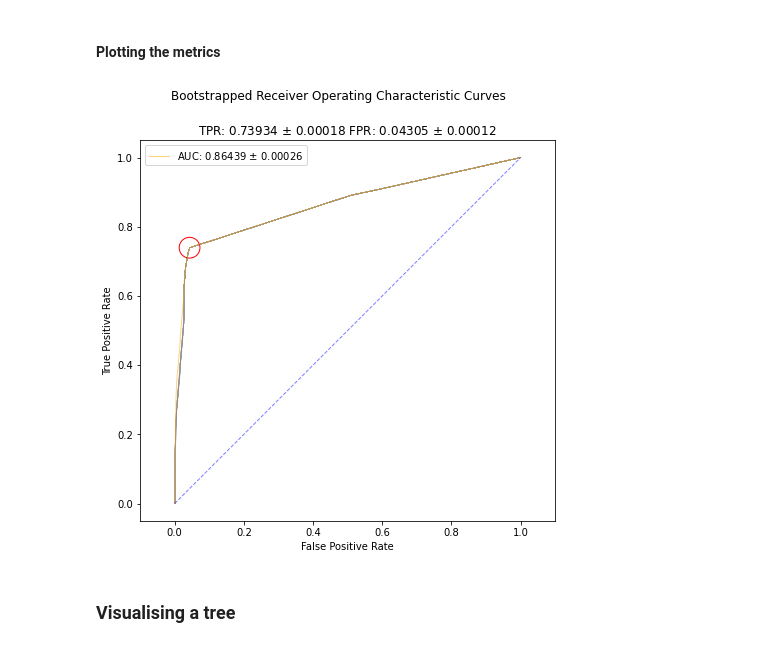
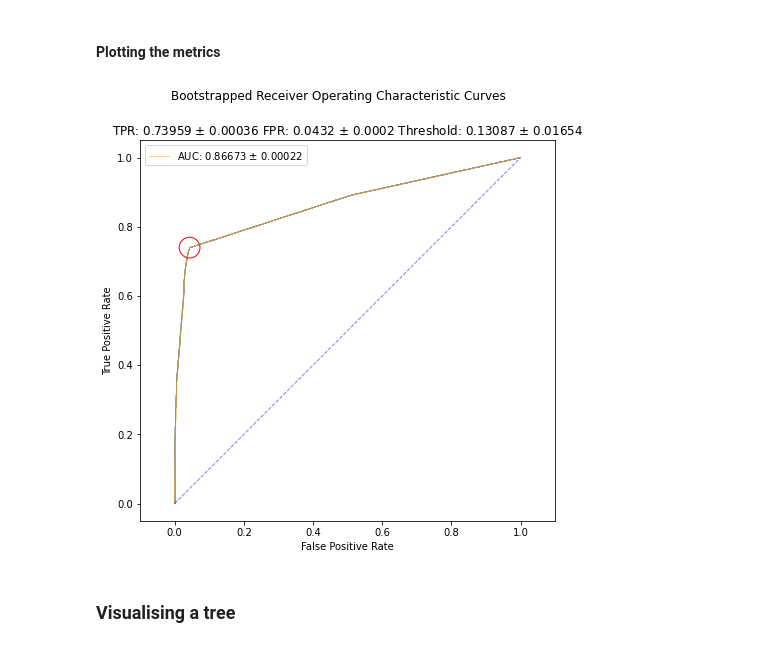
Before and after one commit to ct746/covidpred, a Jupyter notebook: notebooks/chris_hackathon.ipynb, the cells around one changed output. Saved outputs shown, nothing was run; the diff lists cells and outputs as text; code cells hidden in the pictures.

```diff
--- a/notebooks/chris_hackathon.ipynb
+++ b/notebooks/chris_hackathon.ipynb
@@ -490,0 +599,5 @@ metrics.roc_auc
+# %%
+booster_control = random_search_control.best_estimator_
+# %%
+# Fit the optimised XGBClassifier control model.
+booster_control.fit(X_train, y_train, eval_set=eval_set)
@@ -559,6 +697,8 @@ def track_batch_completion(progress_bar: tqdm) -> tqdm:
         # Clean up and close the progress bar.
         progress_bar.close()
 # %%
+from sklearn.base import clone
+
 def calculate_metrics_bootstrap_sample(random_state: int) -> Metrics:
     """
     Calculate the metrics for a bootstrap sample.
@@ -571,7 +711,9 @@ def calculate_metrics_bootstrap_sample(random_state: int) -> Metrics:
     # Resample the data.
     X_train_sample, y_train_sample = resample(X_train, y_train, replace=True, random_state=random_state, stratify=y_train)
     # Recompute weights for bootstrap sample.
-    sample_weight = y_train.map({0: example_weight, 1: original_sample_weight})
+    sample_weight = y_train_sample.map({0: EXAMPLE_WEIGHT, 1: ORIGINAL_SAMPLE_WEIGHT})
+    # Clone the estimator in the local environment to ensure independence.
+    booster = clone(booster_copy)
     # Fit the model.
     booster.fit(X_train_sample, y_train_sample, sample_weight=sample_weight, eval_set=eval_set, verbose=False)
     # Predict the probabilities.
@@ -583,7 +726,7 @@ random_states = np.arange(100)
 # %%
 # Parallelise the calculation of metrics for bootstrap samples.
 with track_batch_completion(progress_bar=tqdm(desc='Bootstrap', total=len(random_states))):
-    bootstrap_metrics = Parallel(n_jobs=12)(delayed(calculate_metrics_bootstrap_sample)(random_state)
+    bootstrap_metrics = Parallel(n_jobs=-1)(delayed(calculate_metrics_bootstrap_sample)(random_state)
                                             for random_state in random_states)
 # %% [markdown]
 #### Plotting the metrics
@@ -602,36 +745,38 @@ for bootstrap_metric in bootstrap_metrics:
 
 # Compute the mean and std of the distribution of bootstrap AUC values.
 roc_auc_mean = np.round(np.mean([bootstrap_metric.roc_auc for bootstrap_metric in bootstrap_metrics]), 5)
 roc_auc_std = 2 * np.round(np.std([bootstrap_metric.roc_auc for bootstrap_metric in bootstrap_metrics]), 5)
 
 # Plot the original ROC curve.
 ax.plot(metrics.fpr, metrics.tpr, color='orange', lw=1, label=f'AUC: {roc_auc_mean} $\pm$ {roc_auc_std}', alpha=0.5)
 
 # Plot the randomness line.
 ax.plot([0, 1], [0, 1], color='blue', lw=1, linestyle="--", alpha=0.5)
 
 # Set the limits of the plot and the axis labels.
 ax.set_xlim(-0.1, 1.1)
 ax.set_xlabel('False Positive Rate')
 ax.set_ylabel('True Positive Rate')
 
-# Compute the mean and std of the distribution of bootstrap optimal TPR and FPR values.
+# Compute the mean and std of the distribution of bootstrap optimal TPR and FPR values and threshold.
 tpr_mean = np.round(np.mean([bootstrap_metric.metrics['TPR'] for bootstrap_metric in bootstrap_metrics]), 5)
 tpr_std = 2 * np.round(np.std([bootstrap_metric.metrics['TPR'] for bootstrap_metric in bootstrap_metrics]), 5)
 fpr_mean = np.round(np.mean([bootstrap_metric.metrics['FPR'] for bootstrap_metric in bootstrap_metrics]), 5)
 fpr_std = 2 * np.round(np.std([bootstrap_metric.metrics['FPR'] for bootstrap_metric in bootstrap_metrics]), 5)
+threshold_mean = str(np.round(np.mean([bootstrap_metric.threshold for bootstrap_metric in bootstrap_metrics]), 5))
+threshold_std = str(np.round(np.std([bootstrap_metric.threshold for bootstrap_metric in bootstrap_metrics]), 5))
 
 # Circle the optimal threshold.
 ax.add_patch(plt.Circle((metrics.metrics['FPR'], metrics.metrics['TPR']), radius=0.03, color='r', fill=False))
 
 # Add a suptitle and subtitle, and a legend.
 fig.suptitle('Bootstrapped Receiver Operating Characteristic Curves')
-ax.set_title(f'''TPR: {tpr_mean} $\pm$ {tpr_std} FPR: {fpr_mean} $\pm$ {fpr_std}''')
+ax.set_title(f'''TPR: {tpr_mean} $\pm$ {tpr_std} FPR: {fpr_mean} $\pm$ {fpr_std} Threshold: {threshold_mean} $\pm$ {threshold_std}''')
 ax.legend()
 
 plt.show()
 # %% [output]
-[figure, old version]
+[figure, new version]
 # %% [markdown]
 ### Visualising a tree
 # %%
```
Also changed, not shown: parts of 35 cells of this notebook.
